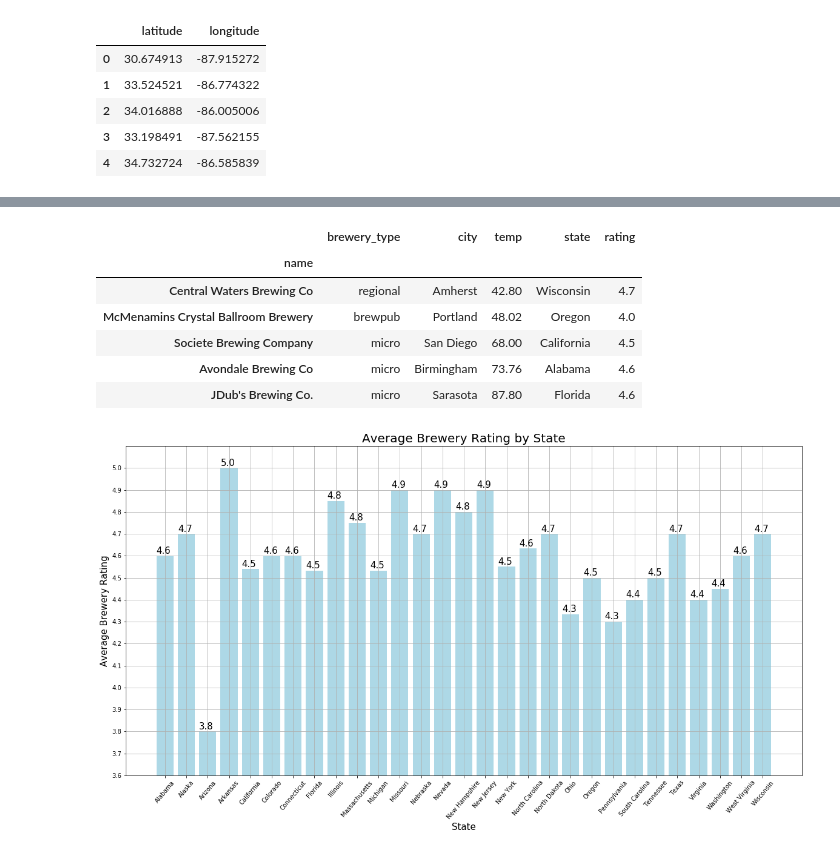
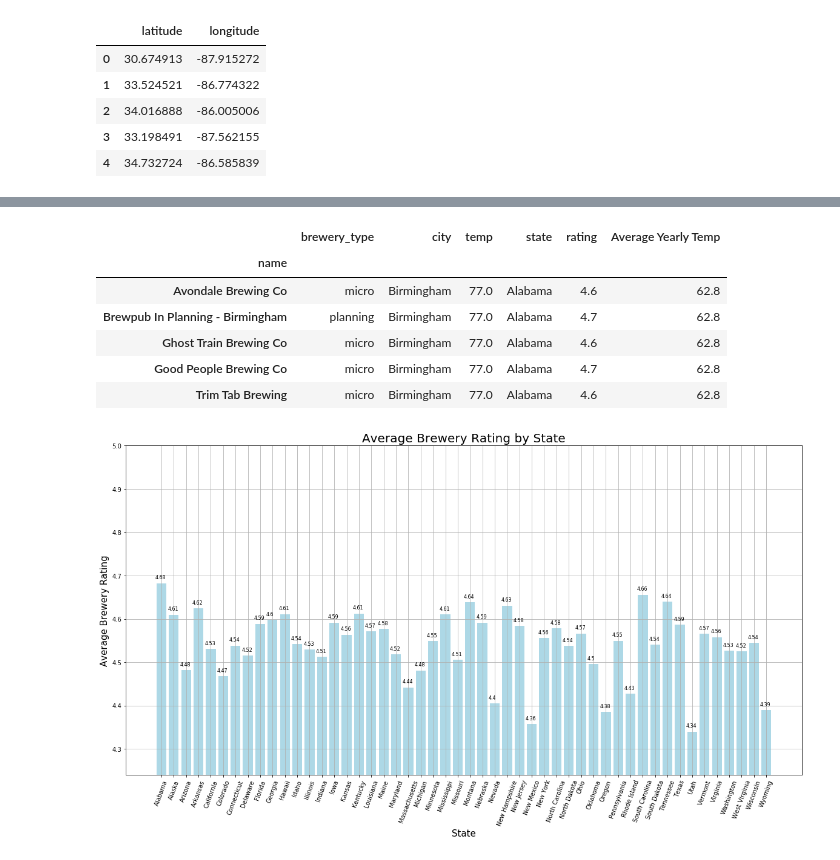
Before and after one commit to gmurphy794/InfoBeermatics, a Jupyter notebook: Beer Project Clean.ipynb, the cells around one changed output, grey strips where cells are left out. Saved outputs shown, nothing was run; the diff lists cells and outputs as text; code cells hidden in the pictures.

```diff
--- a/Beer Project Clean.ipynb
+++ b/Beer Project Clean.ipynb
@@ -212,0 +213,4 @@ ratings_df.head()
+# %%
+#Pull state temp data into df
+state_weather = pd.read_csv('weatherData.csv')
+state_weather.head()
@@ -216,36 +227,38 @@ brewery_and_temp = brewery_df.merge(temp_df, how = 'outer', on = 'city')
 # brewery_and_temp
 brewery_and_temp1 = brewery_and_temp[['brewery_type','city','name','temp', 'state']]
 brewery_temp_rating = brewery_and_temp1.merge(ratings_df, how = 'outer', on = 'name')
-dataset_clean = brewery_temp_rating.dropna(how = 'any')
+brewery_temp_rat2 = brewery_temp_rating.merge(state_weather, how = 'outer', on = 'state')
+dataset_clean = brewery_temp_rat2.dropna(how = 'any')
 # dataset_clean
 dataset_clean1 = dataset_clean.drop_duplicates('name')
 dataset_clean2 = dataset_clean1.set_index('name')
+dataset_clean2.to_csv("Brewery_data_complete")
 dataset_clean2.head()
 # %% [output]
-|  | brewery_type | city | temp | state | rating |
-| name |  |  |  |  |  |
-| Central Waters Brewing Co | regional | Amherst | 42.80 | Wisconsin | 4.7 |
-| McMenamins Crystal Ballroom Brewery | brewpub | Portland | 48.02 | Oregon | 4.0 |
-| Societe Brewing Company | micro | San Diego | 68.00 | California | 4.5 |
-| Avondale Brewing Co | micro | Birmingham | 73.76 | Alabama | 4.6 |
-| JDub's Brewing Co. | micro | Sarasota | 87.80 | Florida | 4.6 |
+|  | brewery_type | city | temp | state | rating | Average Yearly Temp |
+| name |  |  |  |  |  |  |
+| Avondale Brewing Co | micro | Birmingham | 77.0 | Alabama | 4.6 | 62.8 |
+| Brewpub In Planning - Birmingham | planning | Birmingham | 77.0 | Alabama | 4.7 | 62.8 |
+| Ghost Train Brewing Co | micro | Birmingham | 77.0 | Alabama | 4.6 | 62.8 |
+| Good People Brewing Co | micro | Birmingham | 77.0 | Alabama | 4.7 | 62.8 |
+| Trim Tab Brewing | micro | Birmingham | 77.0 | Alabama | 4.6 | 62.8 |
 # %%
 # Group DataFrame by State
 group_by_state = dataset_clean2.groupby('state')
 means = group_by_state['rating'].mean().tolist()
-rounded_means = [round(means[x],1) for x in range(len(means))]
+rounded_means = [round(means[x],2) for x in range(len(means))]
 
 #Plot Average Rating By State
 plt.figure(figsize = (20,10))
 plt.bar(np.arange(0,len(group_by_state),1),height = group_by_state['rating'].mean(), color = 'lightblue', align = 'center', tick_label = group_by_state['rating'].mean().index, width = 0.8,)
 plt.grid()
 plt.title("Average Brewery Rating by State", fontsize = 20)
 plt.xlabel("State", fontsize = 15)
 plt.ylabel("Average Brewery Rating", fontsize = 15)
-plt.xticks(rotation = 50)
-plt.yticks(np.arange(3.5,5.1,0.1))
-plt.ylim(min(rounded_means)-.2,5.1)
-[plt.annotate(rounded_means[x],[x-.4,group_by_state['rating'].mean()[x]+0.01], color = 'black', fontsize=15) for x in range(len(group_by_state['rating'].mean()))]
+plt.xticks(rotation = 70)
+#plt.yticks(np.arange(3.5,5.1,0.1))
+plt.ylim(min(rounded_means)-.1,5)
+[plt.annotate(rounded_means[x],[x-.5,group_by_state['rating'].mean()[x]+0.01], color = 'black', fontsize=8) for x in range(len(group_by_state['rating'].mean()))]
 plt.savefig("Average Brewery Rating by State")
 # %% [output]
-[figure, old version]
+[figure, new version]
```
Also changed, not shown: parts of 16 cells of this notebook, 10 other files.
